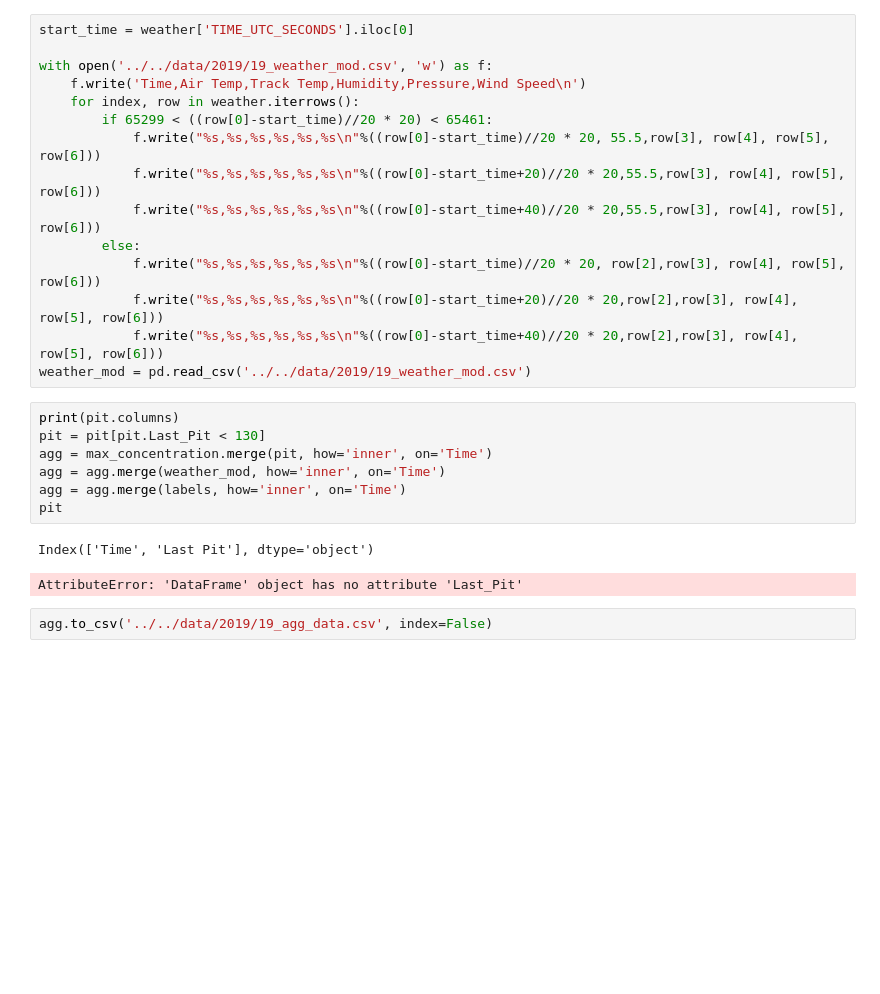
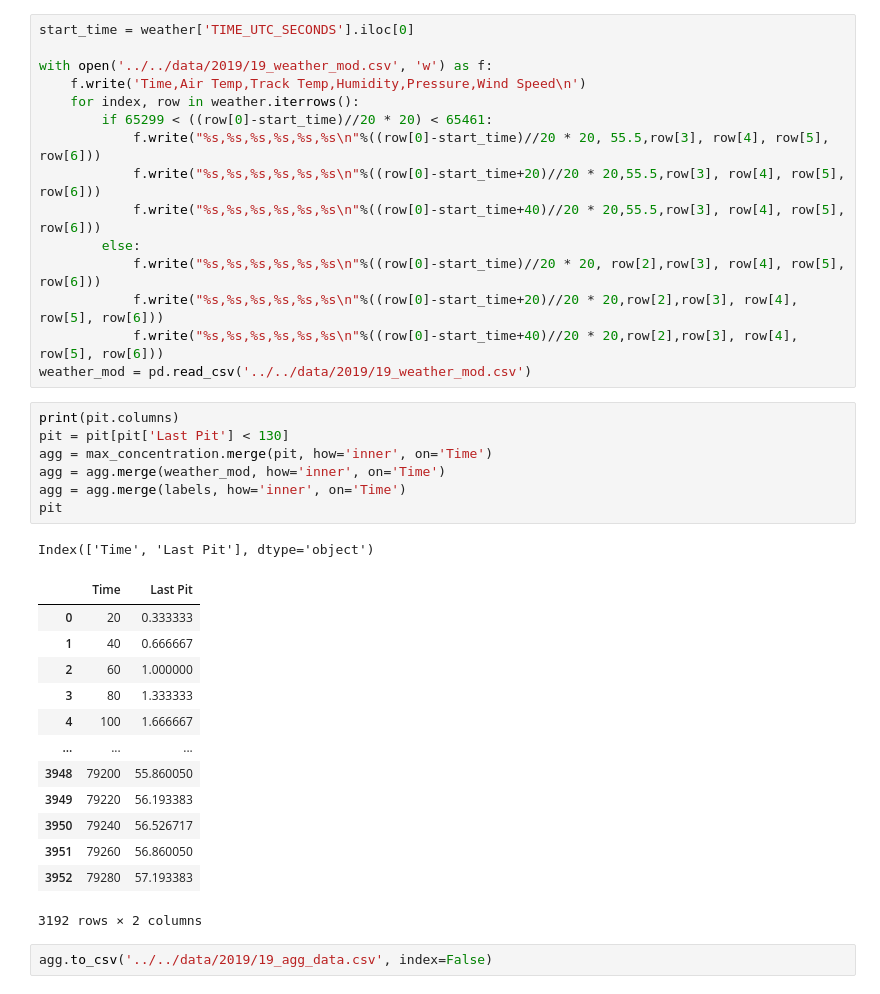
Before and after one commit to adithyashanmugam/Daytona24, a Jupyter notebook: src/2019/Aggregate2019.ipynb, the cells around one changed output. Cells and saved outputs as stored; diff of their text form; blank space fills up the shorter version.

```diff
--- a/src/2019/Aggregate2019.ipynb
+++ b/src/2019/Aggregate2019.ipynb
@@ -33,13 +33,25 @@ with open('../../data/2019/19_weather_mod.csv', 'w') as f:
 weather_mod = pd.read_csv('../../data/2019/19_weather_mod.csv')
 # %%
 print(pit.columns)
-pit = pit[pit.Last_Pit < 130]
+pit = pit[pit['Last Pit'] < 130]
 agg = max_concentration.merge(pit, how='inner', on='Time')
 agg = agg.merge(weather_mod, how='inner', on='Time')
 agg = agg.merge(labels, how='inner', on='Time')
 pit
 # %% [output]
 Index(['Time', 'Last Pit'], dtype='object')
+|  | Time | Last Pit |
+| 0 | 20 | 0.333333 |
+| 1 | 40 | 0.666667 |
+| 2 | 60 | 1.000000 |
+| 3 | 80 | 1.333333 |
+| 4 | 100 | 1.666667 |
+| ... | ... | ... |
+| 3948 | 79200 | 55.860050 |
+| 3949 | 79220 | 56.193383 |
+| 3950 | 79240 | 56.526717 |
+| 3951 | 79260 | 56.860050 |
+| 3952 | 79280 | 57.193383 |
-AttributeError: 'DataFrame' object has no attribute 'Last_Pit'
+3192 rows × 2 columns
 # %%
 agg.to_csv('../../data/2019/19_agg_data.csv', index=False)
```
Also changed, not shown: 3 other files.
